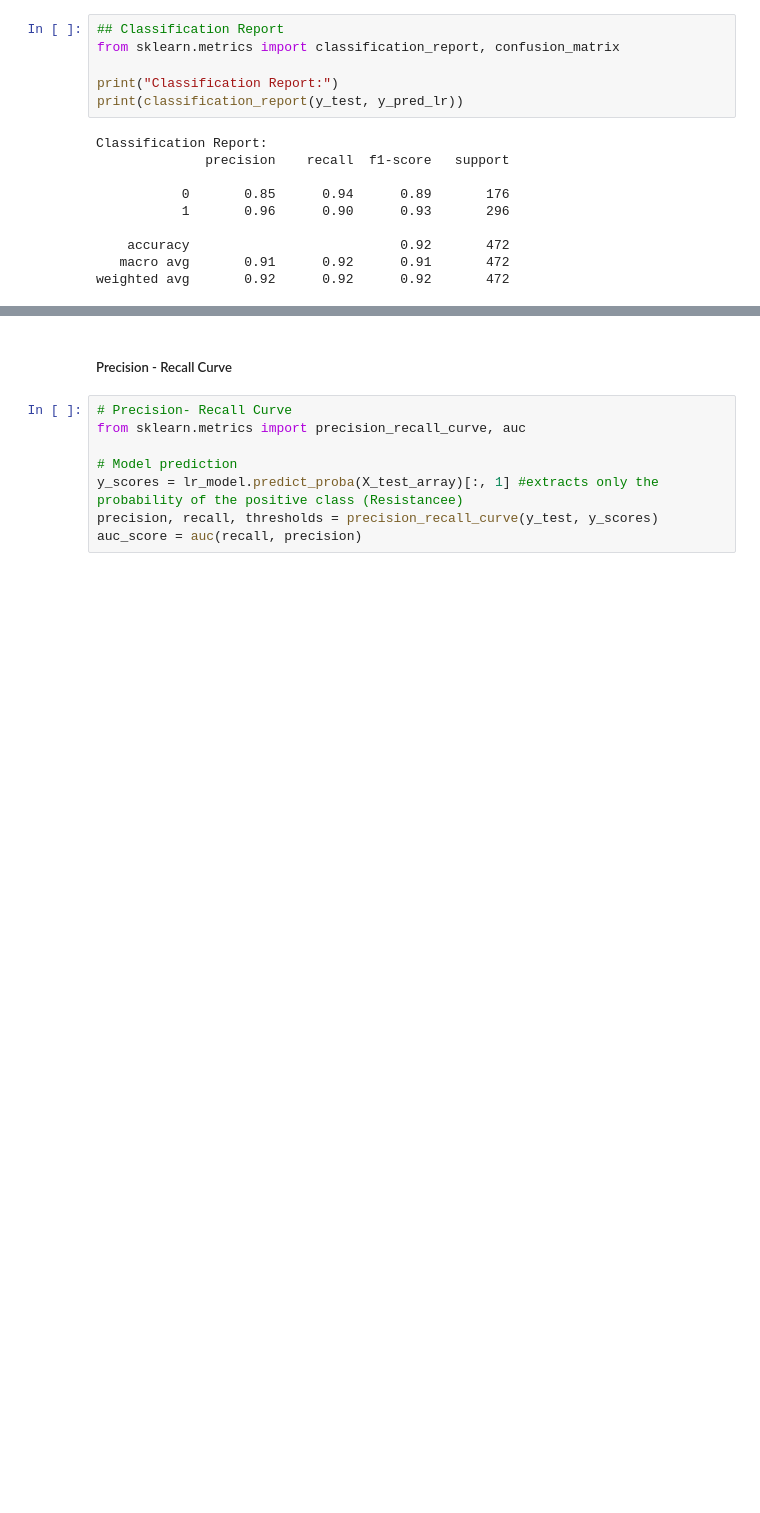
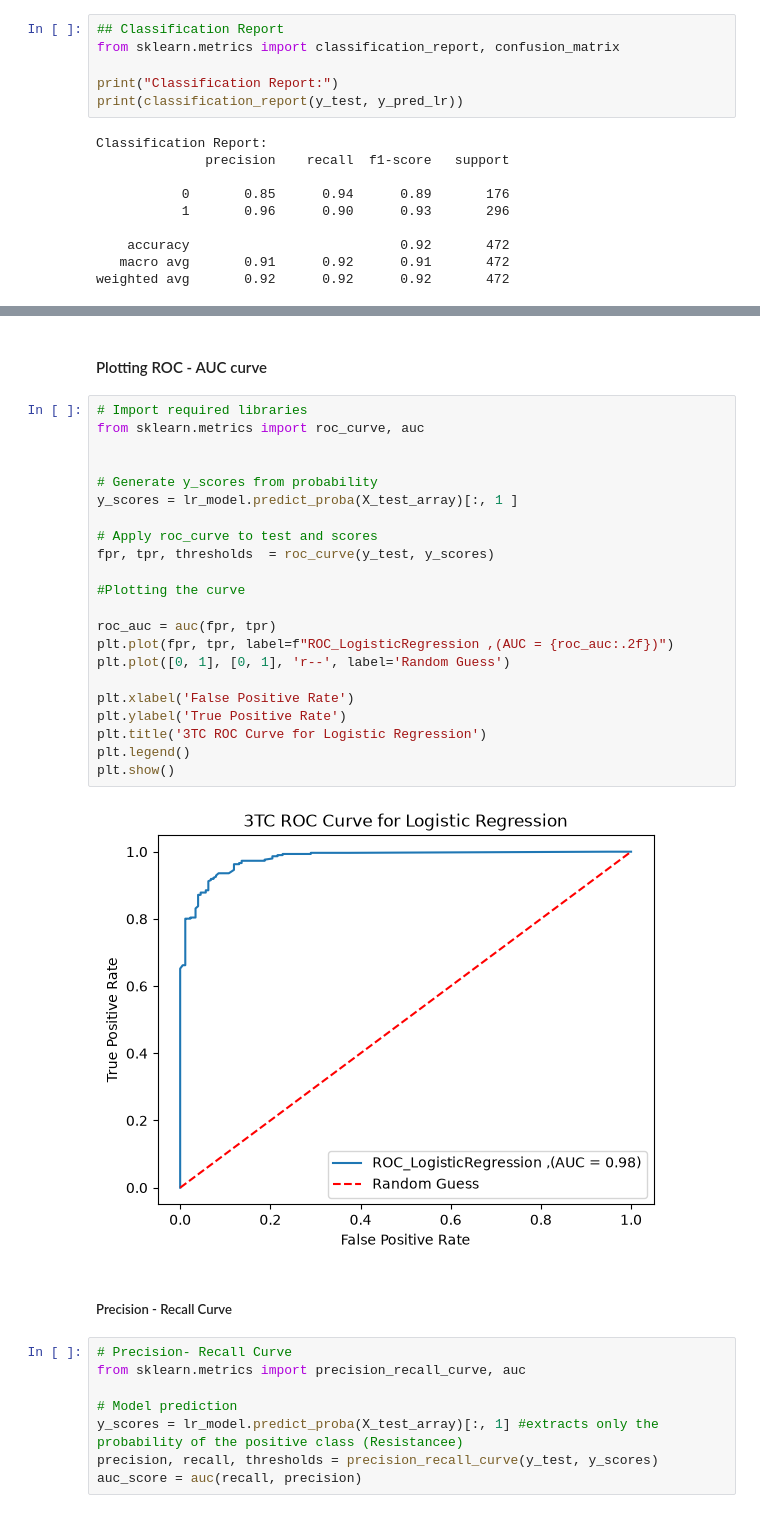
Before and after one commit to NoelOkumu/Eneza-Data-Science-Residential-training-2026, a Jupyter notebook: Day1/mutatio_profile1.ipynb, the cells around one changed output, grey strips where cells are left out. Cells and saved outputs as stored; diff of their text form; blank space fills up the shorter version.

```diff
--- a/Day1/mutatio_profile1.ipynb
+++ b/Day1/mutatio_profile1.ipynb
@@ -796,3 +823,29 @@ weighted avg       0.92      0.92      0.92       472
+# %% [markdown]
+#### Plotting ROC - AUC curve
+# %%
+# Import required libraries
+from sklearn.metrics import roc_curve, auc
+
+
+# Generate y_scores from probability
+y_scores = lr_model.predict_proba(X_test_array)[:, 1 ]
+
+# Apply roc_curve to test and scores
+fpr, tpr, thresholds  = roc_curve(y_test, y_scores)
+
+#Plotting the curve
+
+roc_auc = auc(fpr, tpr)
+plt.plot(fpr, tpr, label=f"ROC_LogisticRegression ,(AUC = {roc_auc:.2f})")
+plt.plot([0, 1], [0, 1], 'r--', label='Random Guess')
+
+plt.xlabel('False Positive Rate')
+plt.ylabel('True Positive Rate')
+plt.title('3TC ROC Curve for Logistic Regression')
+plt.legend()
+plt.show()
+# %% [output]
+[figure, added]
 # %% [markdown]
 ##### Precision - Recall Curve
 # %%
```
Also changed, not shown: parts of 22 cells of this notebook.
